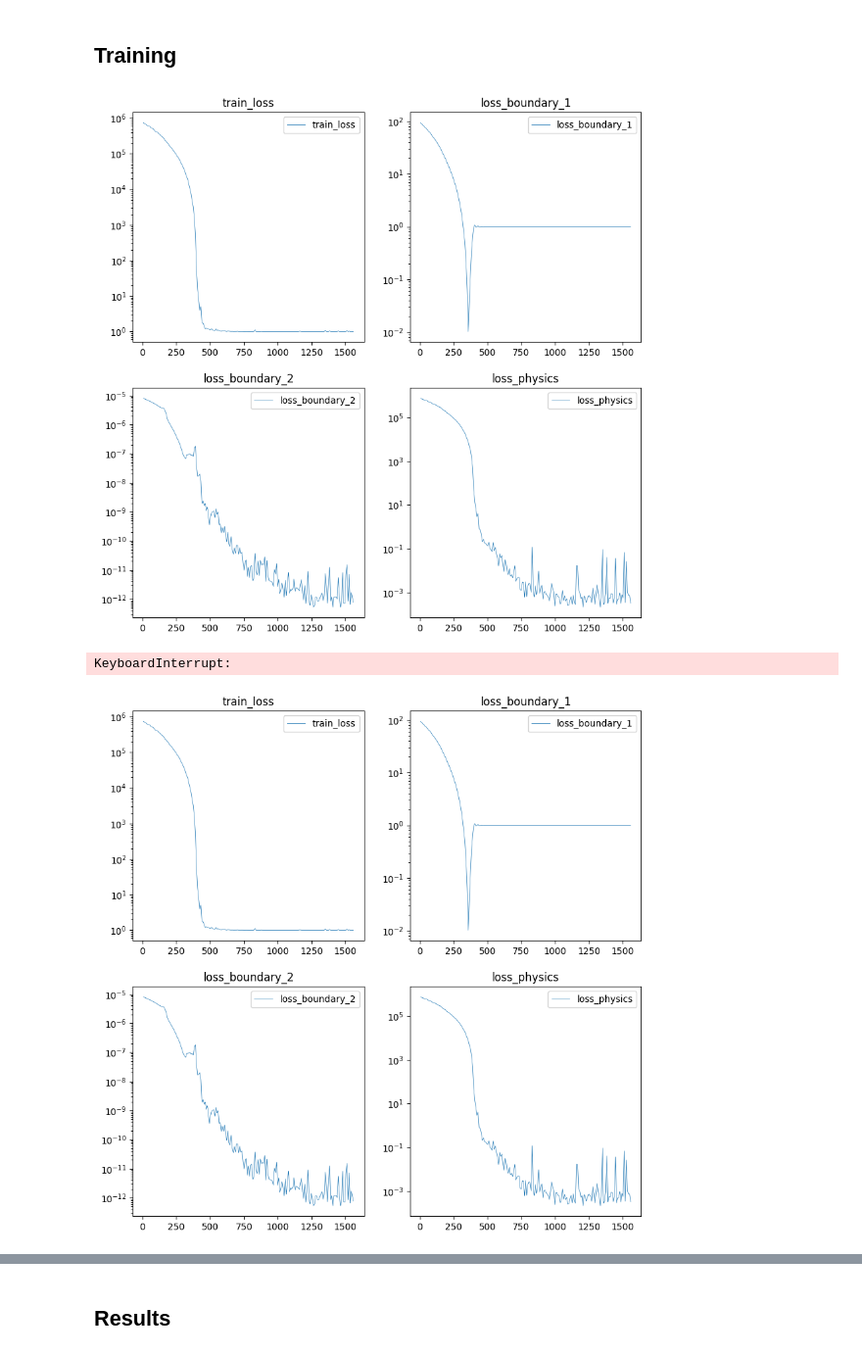
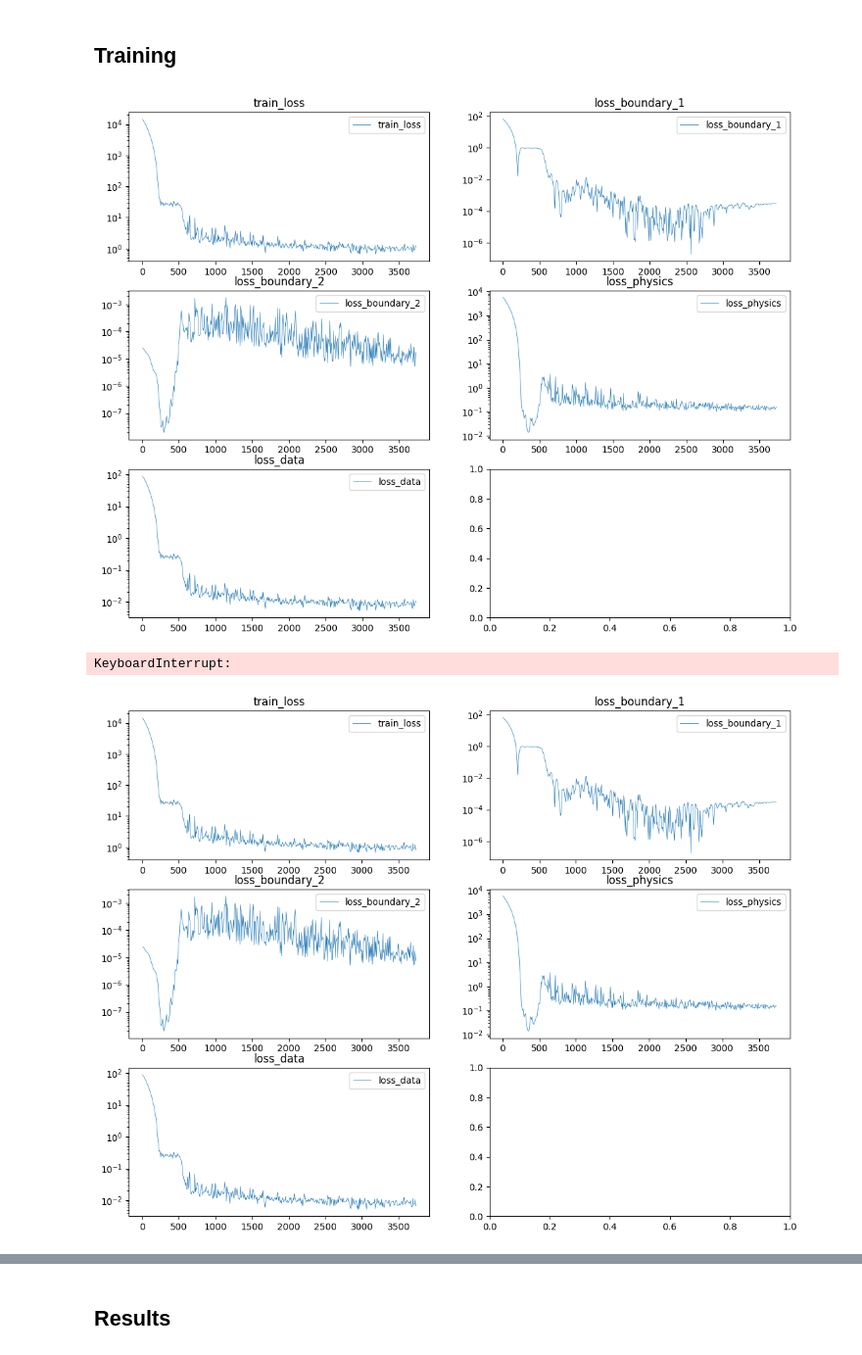
Before and after one commit to jbremz/pikano, a Jupyter notebook: 03-kan-pino.ipynb, the cells around one changed output, grey strips where cells are left out. Shown at 98% size. Saved outputs shown, nothing was run; the diff lists cells and outputs as text; code cells hidden in the pictures.

```diff
--- a/03-kan-pino.ipynb
+++ b/03-kan-pino.ipynb
@@ -129,7 +129,7 @@ from torch import nn
 class KANONet(nn.Module):
     def __init__(self):
         super().__init__()
-        self.solution_network = KAN(width=[4, 4, 1, 1], grid=10, k=4, seed=0, device="cpu")
+        self.solution_network = KAN(width=[4, 10, 1, 1], grid=10, k=3, seed=0, device="cpu")
 
     def forward(self, params, bc, y):
         x = torch.cat([params, bc, y], dim=1)
@@ -166,9 +166,11 @@ criterion = nn.MSELoss()
 optimizer = torch.optim.Adam(model.parameters(), lr=LR)
 scheduler = OneCycleLR(optimizer, max_lr=LR, total_steps=EPOCHS * len(train_dl))
 step = -1
-ldf = pd.DataFrame(columns=["train_loss", "valid_loss", "loss_boundary_1", "loss_boundary_2", "loss_physics", "epoch"])
+ldf = pd.DataFrame(
+    columns=["train_loss", "valid_loss", "loss_boundary_1", "loss_boundary_2", "loss_physics", "loss_data", "epoch"]
+)
 
-fig, axes = plt.subplots(2, 2, figsize=(10, 10))
+fig, axes = plt.subplots(3, 2, figsize=(13, 10))
 out = display(fig, display_id=True)
 
 for epoch in range(EPOCHS):
@@ -197,39 +199,51 @@ for epoch in range(EPOCHS):
         ## get the prediction and its derivatives
         uy = model(pb, bcb, yb)
         duy = torch.autograd.grad(uy, yb, grad_outputs=torch.ones_like(uy), create_graph=True)[0]
         duy2 = torch.autograd.grad(duy, yb, grad_outputs=torch.ones_like(duy), create_graph=True)[0]
         loss_physics = criterion(duy2 + μ[:, None] * duy + k[:, None] * uy, torch.zeros_like(duy2))
 
         loss_boundary_1 = loss_boundary_1
         loss_boundary_2 = loss_boundary_2 * 1e-4
-        loss_physics = loss_physics * 1e-1
+        loss_physics = loss_physics * 1e-3
 
-        loss = loss_boundary_1 + loss_boundary_2 + loss_physics
+        pi_loss = loss_boundary_1 + loss_boundary_2 + loss_physics
+
+        # data
+        y_data = torch.rand(pb.shape[0], dtype=torch.float32)[:, None]
+        uy_data = model(pb, bcb, y_data)
+        uy_true = torch.tensor(
+            [f(d, w0, t) for d, w0, t in zip(pb[:, 0], pb[:, 1], y_data[:, 0])], dtype=torch.float32
+        )[:, None]
+        loss_data = criterion(uy_data, uy_true)
+
+        loss = loss_data * 1e2 + pi_loss
+
         loss.backward()
         optimizer.step()
         scheduler.step()
         row["train_loss"] = loss.item()
         row["loss_boundary_1"] = loss_boundary_1.item()
         row["loss_boundary_2"] = loss_boundary_2.item()
         row["loss_physics"] = loss_physics.item()
+        row["loss_data"] = loss_data.item()
         row["epoch"] = epoch
         ldf.loc[step] = row
 
     pdf = ldf.groupby("epoch").tail(1)  # don't need to plot all the steps
     for i, (ax, col) in enumerate(
-        zip(axes.flatten(), ["train_loss", "loss_boundary_1", "loss_boundary_2", "loss_physics"])
+        zip(axes.flatten(), ["train_loss", "loss_boundary_1", "loss_boundary_2", "loss_physics", "loss_data"])
     ):
         ax.cla()
         plot_loss(pdf, columns=[col], ax=ax)
         ax.set_title(col)
 
     _ = out.update(fig)
 
 plt.close(fig)  # Close the figure to prevent duplication
 # %% [output]
-[figure, old version]
+[figure, new version]
 KeyboardInterrupt:
-[figure, old version]
+[figure, new version]
 # %%
 num_params = sum(p.numel() for p in model.parameters())
 print(f"Number of parameters: {num_params}")
```
Also changed, not shown: parts of 6 cells of this notebook.
